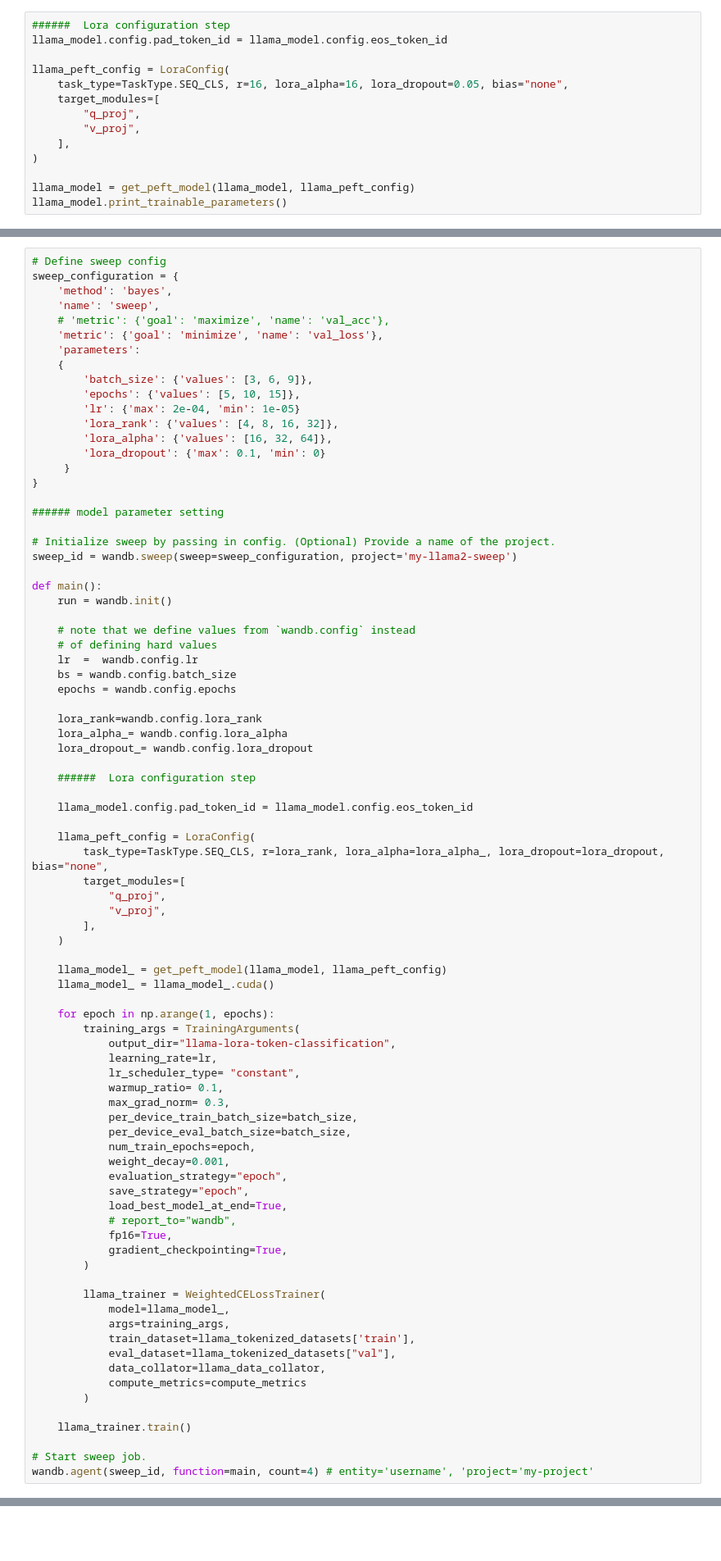
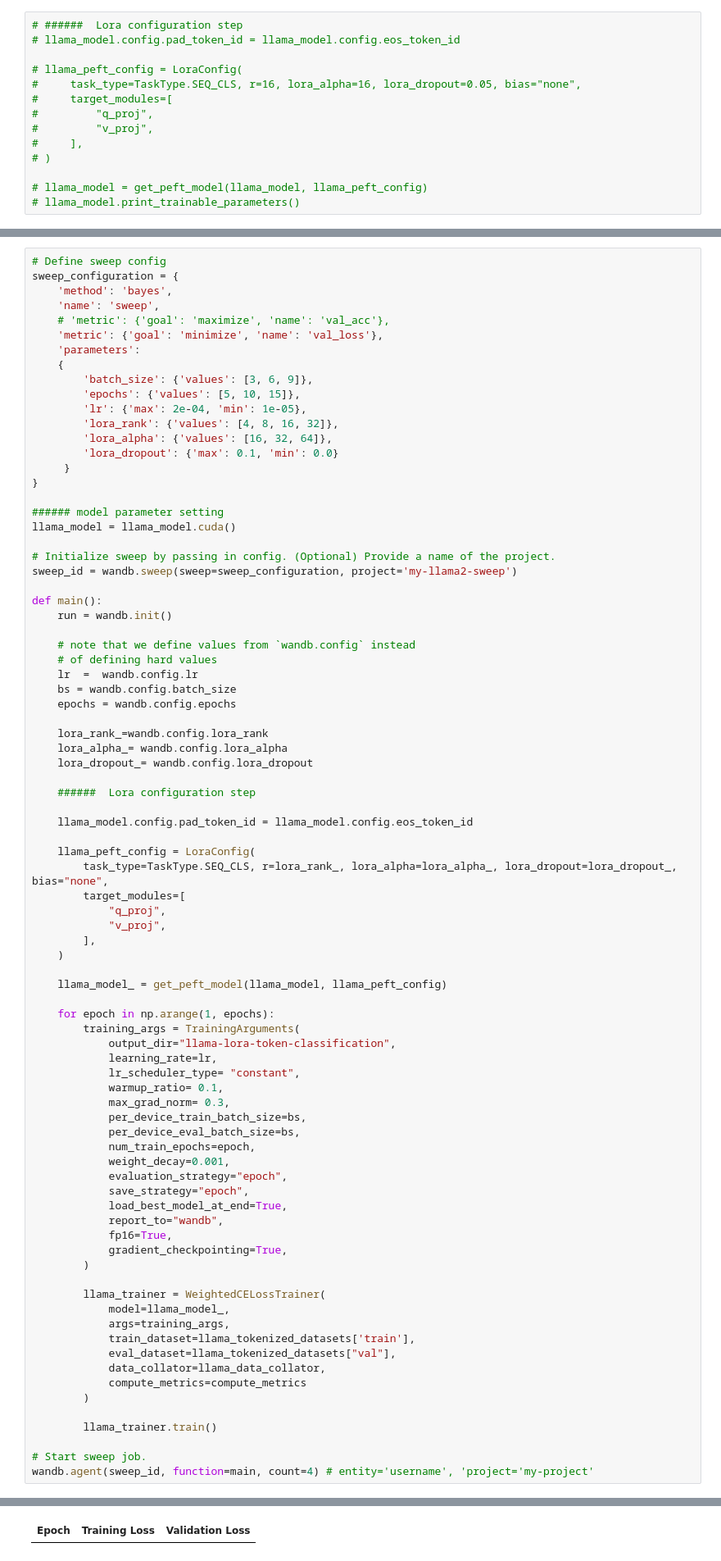
Before and after one commit to WoojinPark-Jay/depression-classification-with-llm, a Jupyter notebook: Model/Fine-tuning/llama_classification_fine_tuned.ipynb, the cells around one changed output, grey strips where cells are left out. Shown at 82% size. Drawn from its saved outputs; the diff is of its cells as text; blank space fills up the shorter version.

```diff
--- a/Model/Fine-tuning/llama_classification_fine_tuned.ipynb
+++ b/Model/Fine-tuning/llama_classification_fine_tuned.ipynb
@@ -287,17 +289,17 @@ llama_model = AutoModelForSequenceClassification.from_pretrained(
 Some weights of LlamaForSequenceClassification were not initialized from the model checkpoint at NousResearch/Llama-2-7b-hf and are newly initialized: ['score.weight']
 You should probably TRAIN this model on a down-stream task to be able to use it for predictions and inference.
 # %%
-######  Lora configuration step
-llama_model.config.pad_token_id = llama_model.config.eos_token_id
+# ######  Lora configuration step
+# llama_model.config.pad_token_id = llama_model.config.eos_token_id
 
-llama_peft_config = LoraConfig(
-    task_type=TaskType.SEQ_CLS, r=16, lora_alpha=16, lora_dropout=0.05, bias="none",
-    target_modules=[
-        "q_proj",
-        "v_proj",
-    ],
-)
+# llama_peft_config = LoraConfig(
+#     task_type=TaskType.SEQ_CLS, r=16, lora_alpha=16, lora_dropout=0.05, bias="none",
+#     target_modules=[
+#         "q_proj",
+#         "v_proj",
+#     ],
+# )
 
-llama_model = get_peft_model(llama_model, llama_peft_config)
-llama_model.print_trainable_parameters()
+# llama_model = get_peft_model(llama_model, llama_peft_config)
+# llama_model.print_trainable_parameters()
 # %% [output]
@@ -318,14 +327,15 @@ sweep_configuration = {
     {
         'batch_size': {'values': [3, 6, 9]},
         'epochs': {'values': [5, 10, 15]},
-        'lr': {'max': 2e-04, 'min': 1e-05}
+        'lr': {'max': 2e-04, 'min': 1e-05},
         'lora_rank': {'values': [4, 8, 16, 32]},
         'lora_alpha': {'values': [16, 32, 64]},
-        'lora_dropout': {'max': 0.1, 'min': 0}
+        'lora_dropout': {'max': 0.1, 'min': 0.0}
      }
 }
 
 ###### model parameter setting
+llama_model = llama_model.cuda()
 
 # Initialize sweep by passing in config. (Optional) Provide a name of the project.
 sweep_id = wandb.sweep(sweep=sweep_configuration, project='my-llama2-sweep')
@@ -339,7 +349,7 @@ def main():
     bs = wandb.config.batch_size
     epochs = wandb.config.epochs
 
-    lora_rank=wandb.config.lora_rank
+    lora_rank_=wandb.config.lora_rank
     lora_alpha_= wandb.config.lora_alpha
     lora_dropout_= wandb.config.lora_dropout
 
@@ -348,7 +358,7 @@ def main():
     llama_model.config.pad_token_id = llama_model.config.eos_token_id
 
     llama_peft_config = LoraConfig(
-        task_type=TaskType.SEQ_CLS, r=lora_rank, lora_alpha=lora_alpha_, lora_dropout=lora_dropout, bias="none",
+        task_type=TaskType.SEQ_CLS, r=lora_rank_, lora_alpha=lora_alpha_, lora_dropout=lora_dropout_, bias="none",
         target_modules=[
             "q_proj",
             "v_proj",
@@ -356,7 +366,6 @@ def main():
     )
 
     llama_model_ = get_peft_model(llama_model, llama_peft_config)
-    llama_model_ = llama_model_.cuda()
 
     for epoch in np.arange(1, epochs):
         training_args = TrainingArguments(
@@ -365,14 +374,14 @@ def main():
             lr_scheduler_type= "constant",
             warmup_ratio= 0.1,
             max_grad_norm= 0.3,
-            per_device_train_batch_size=batch_size,
-            per_device_eval_batch_size=batch_size,
+            per_device_train_batch_size=bs,
+            per_device_eval_batch_size=bs,
             num_train_epochs=epoch,
             weight_decay=0.001,
             evaluation_strategy="epoch",
             save_strategy="epoch",
             load_best_model_at_end=True,
-            # report_to="wandb",
+            report_to="wandb",
             fp16=True,
             gradient_checkpointing=True,
         )
@@ -386,7 +395,8 @@ def main():
             compute_metrics=compute_metrics
         )
 
-    llama_trainer.train()
+        llama_trainer.train()
 
 # Start sweep job.
 wandb.agent(sweep_id, function=main, count=4) # entity='username', 'project='my-project'
+# %% [output]
@@ -392,0 +423 @@ wandb.agent(sweep_id, function=main, count=4) # entity='username', 'project='my-
+| Epoch | Training Loss | Validation Loss |
```
Also changed, not shown: parts of 7 cells of this notebook.
